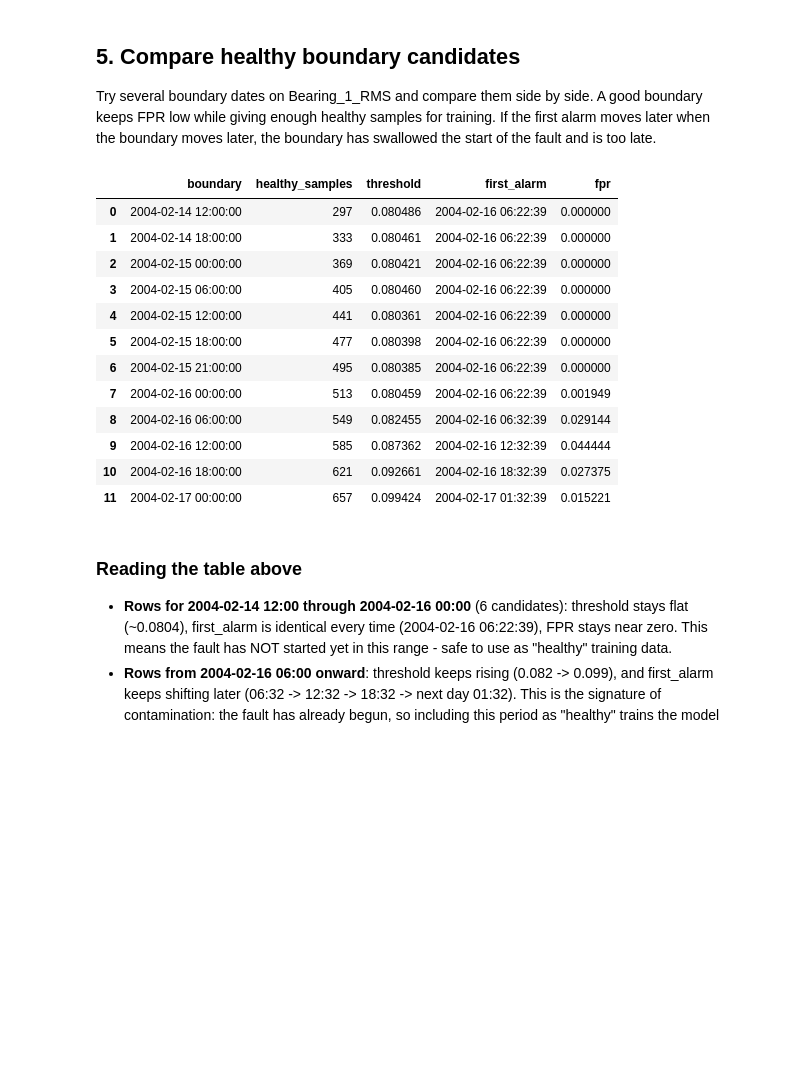
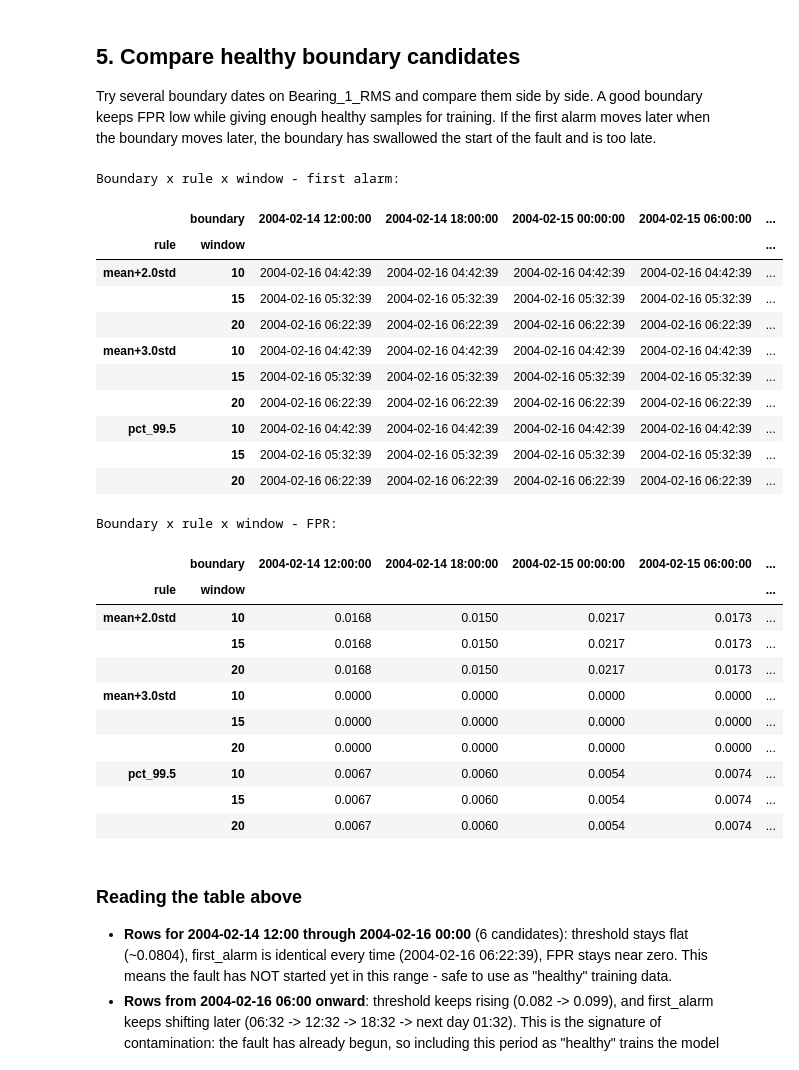
Before and after one commit to maidabiber/anomaly-detection-thesis, a Jupyter notebook: notebooks/analyze_2nd_test.ipynb, the cells around one changed output. Saved outputs shown, nothing was run; the diff lists cells and outputs as text; code cells hidden in the pictures; blank space fills up the shorter version.

```diff
--- a/notebooks/analyze_2nd_test.ipynb
+++ b/notebooks/analyze_2nd_test.ipynb
@@ -157,36 +157,55 @@ has swallowed the start of the fault and is too late.
 # %%
 from src.evaluation import compare_boundaries
 
 scores = df['Bearing_1_RMS']
 candidates = [
     pd.Timestamp('2004-02-14 12:00:00'),
     pd.Timestamp('2004-02-14 18:00:00'),
     pd.Timestamp('2004-02-15 00:00:00'),
     pd.Timestamp('2004-02-15 06:00:00'),
     pd.Timestamp('2004-02-15 12:00:00'),
     pd.Timestamp('2004-02-15 18:00:00'),
     pd.Timestamp('2004-02-15 21:00:00'),
     pd.Timestamp('2004-02-16 00:00:00'),
     pd.Timestamp('2004-02-16 06:00:00'),
     pd.Timestamp('2004-02-16 12:00:00'),
     pd.Timestamp('2004-02-16 18:00:00'),
     pd.Timestamp('2004-02-17 00:00:00'),
 ]
 compare_boundaries(scores, candidates)
+
+# Same vote over n_std x window grid, side by side in this section
+from src.evaluation import sweep_boundary_params
+bnd_sweep = sweep_boundary_params(scores, candidates, n_stds=(2.0, 3.0), windows=(10, 15, 20))
+print("Boundary x rule x window - first alarm:")
+display(bnd_sweep.pivot_table(index=['rule', 'window'], columns='boundary', values='first_alarm', aggfunc='first', observed=False))
+print("Boundary x rule x window - FPR:")
+display(bnd_sweep.pivot_table(index=['rule', 'window'], columns='boundary', values='fpr', aggfunc='first', observed=False).style.format('{:.4f}'))
 # %% [output]
+Boundary x rule x window - first alarm:
-|  | boundary | healthy_samples | threshold | first_alarm | fpr |
-| 0 | 2004-02-14 12:00:00 | 297 | 0.080486 | 2004-02-16 06:22:39 | 0.000000 |
-| 1 | 2004-02-14 18:00:00 | 333 | 0.080461 | 2004-02-16 06:22:39 | 0.000000 |
-| 2 | 2004-02-15 00:00:00 | 369 | 0.080421 | 2004-02-16 06:22:39 | 0.000000 |
-| 3 | 2004-02-15 06:00:00 | 405 | 0.080460 | 2004-02-16 06:22:39 | 0.000000 |
-| 4 | 2004-02-15 12:00:00 | 441 | 0.080361 | 2004-02-16 06:22:39 | 0.000000 |
-| 5 | 2004-02-15 18:00:00 | 477 | 0.080398 | 2004-02-16 06:22:39 | 0.000000 |
-| 6 | 2004-02-15 21:00:00 | 495 | 0.080385 | 2004-02-16 06:22:39 | 0.000000 |
-| 7 | 2004-02-16 00:00:00 | 513 | 0.080459 | 2004-02-16 06:22:39 | 0.001949 |
-| 8 | 2004-02-16 06:00:00 | 549 | 0.082455 | 2004-02-16 06:32:39 | 0.029144 |
-| 9 | 2004-02-16 12:00:00 | 585 | 0.087362 | 2004-02-16 12:32:39 | 0.044444 |
-| 10 | 2004-02-16 18:00:00 | 621 | 0.092661 | 2004-02-16 18:32:39 | 0.027375 |
-| 11 | 2004-02-17 00:00:00 | 657 | 0.099424 | 2004-02-17 01:32:39 | 0.015221 |
+|  | boundary | 2004-02-14 12:00:00 | 2004-02-14 18:00:00 | 2004-02-15 00:00:00 | 2004-02-15 06:00:00 | ... |
+| rule | window |  |  |  |  | ... |
+| mean+2.0std | 10 | 2004-02-16 04:42:39 | 2004-02-16 04:42:39 | 2004-02-16 04:42:39 | 2004-02-16 04:42:39 | ... |
+|  | 15 | 2004-02-16 05:32:39 | 2004-02-16 05:32:39 | 2004-02-16 05:32:39 | 2004-02-16 05:32:39 | ... |
+|  | 20 | 2004-02-16 06:22:39 | 2004-02-16 06:22:39 | 2004-02-16 06:22:39 | 2004-02-16 06:22:39 | ... |
+| mean+3.0std | 10 | 2004-02-16 04:42:39 | 2004-02-16 04:42:39 | 2004-02-16 04:42:39 | 2004-02-16 04:42:39 | ... |
+|  | 15 | 2004-02-16 05:32:39 | 2004-02-16 05:32:39 | 2004-02-16 05:32:39 | 2004-02-16 05:32:39 | ... |
+|  | 20 | 2004-02-16 06:22:39 | 2004-02-16 06:22:39 | 2004-02-16 06:22:39 | 2004-02-16 06:22:39 | ... |
+| pct_99.5 | 10 | 2004-02-16 04:42:39 | 2004-02-16 04:42:39 | 2004-02-16 04:42:39 | 2004-02-16 04:42:39 | ... |
+|  | 15 | 2004-02-16 05:32:39 | 2004-02-16 05:32:39 | 2004-02-16 05:32:39 | 2004-02-16 05:32:39 | ... |
+|  | 20 | 2004-02-16 06:22:39 | 2004-02-16 06:22:39 | 2004-02-16 06:22:39 | 2004-02-16 06:22:39 | ... |
+Boundary x rule x window - FPR:
+|  | boundary | 2004-02-14 12:00:00 | 2004-02-14 18:00:00 | 2004-02-15 00:00:00 | 2004-02-15 06:00:00 | ... |
+| rule | window |  |  |  |  | ... |
+| mean+2.0std | 10 | 0.0168 | 0.0150 | 0.0217 | 0.0173 | ... |
+|  | 15 | 0.0168 | 0.0150 | 0.0217 | 0.0173 | ... |
+|  | 20 | 0.0168 | 0.0150 | 0.0217 | 0.0173 | ... |
+| mean+3.0std | 10 | 0.0000 | 0.0000 | 0.0000 | 0.0000 | ... |
+|  | 15 | 0.0000 | 0.0000 | 0.0000 | 0.0000 | ... |
+|  | 20 | 0.0000 | 0.0000 | 0.0000 | 0.0000 | ... |
+| pct_99.5 | 10 | 0.0067 | 0.0060 | 0.0054 | 0.0074 | ... |
+|  | 15 | 0.0067 | 0.0060 | 0.0054 | 0.0074 | ... |
+|  | 20 | 0.0067 | 0.0060 | 0.0054 | 0.0074 | ... |
 # %% [markdown]
 ### Reading the table above
 
```
Also changed, not shown: parts of 19 cells of this notebook, 5 other files.
